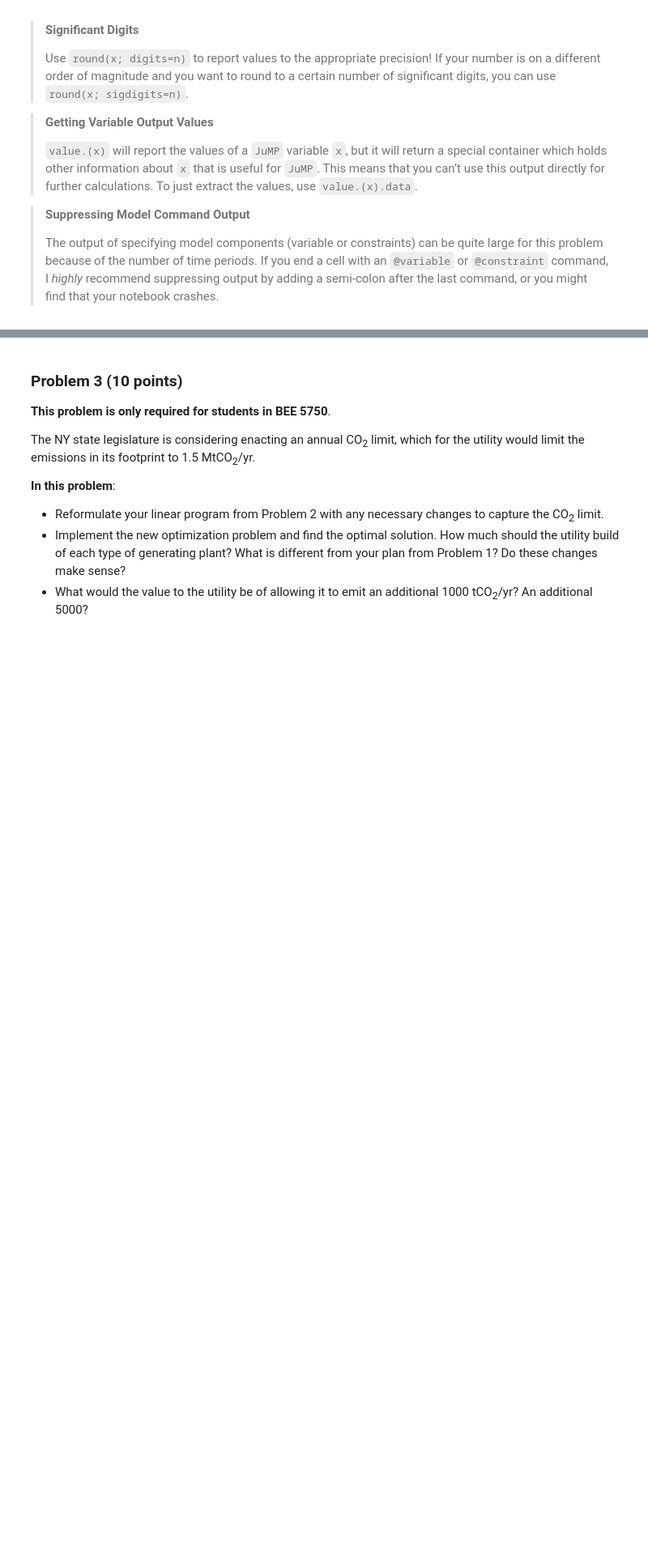
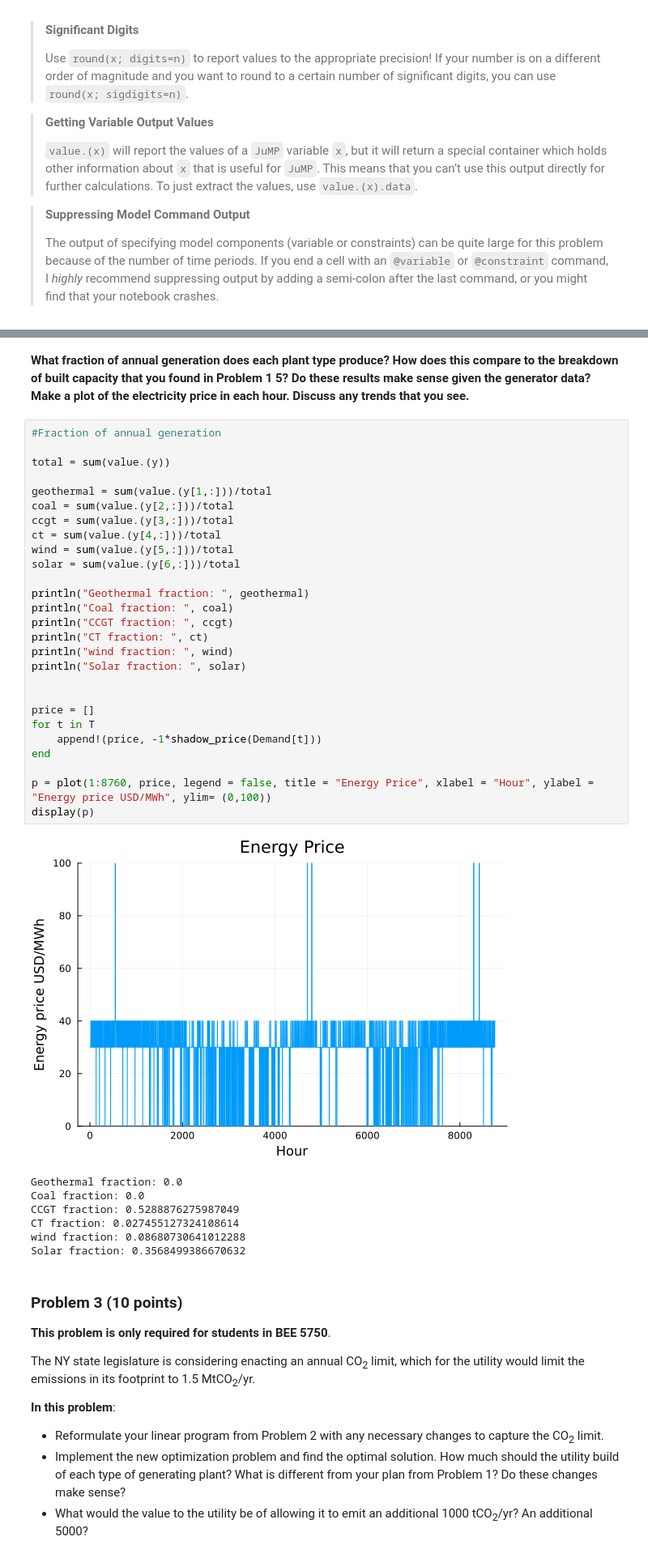
Before and after one commit to BEE4750-FA24/hw4-isa-ma-bay-1, a Jupyter notebook: hw04.ipynb, the cells around one changed output, grey strips where cells are left out. Shown at 81% size. Saved outputs shown, nothing was run; the diff lists cells and outputs as text; blank space fills up the shorter version.

```diff
--- a/hw04.ipynb
+++ b/hw04.ipynb
@@ -483,3 +540,41 @@ Where the non-negativity is all decision variables that must be non-negative
+# %% [markdown]
+**What fraction of annual generation does each plant type produce? How does this compare to the breakdown of built capacity that you found in Problem 1 5? Do these results make sense given the generator data?
+Make a plot of the electricity price in each hour. Discuss any trends that you see.**
+# %%
+#Fraction of annual generation
+
+total = sum(value.(y))
+
+geothermal = sum(value.(y[1,:]))/total
+coal = sum(value.(y[2,:]))/total
+ccgt = sum(value.(y[3,:]))/total
+ct = sum(value.(y[4,:]))/total
+wind = sum(value.(y[5,:]))/total
+solar = sum(value.(y[6,:]))/total
+
+println("Geothermal fraction: ", geothermal)
+println("Coal fraction: ", coal)
+println("CCGT fraction: ", ccgt)
+println("CT fraction: ", ct)
+println("wind fraction: ", wind)
+println("Solar fraction: ", solar)
+
+
+price = []
+for t in T
+    append!(price, -1*shadow_price(Demand[t]))
+end
+
+p = plot(1:8760, price, legend = false, title = "Energy Price", xlabel = "Hour", ylabel = "Energy price USD/MWh", ylim= (0,100))
+display(p)
+# %% [output]
+[figure, added]
+Geothermal fraction: 0.0
+Coal fraction: 0.0
+CCGT fraction: 0.5288876275987049
+CT fraction: 0.027455127324108614
+wind fraction: 0.08680730641012288
+Solar fraction: 0.3568499386670632
 # %% [markdown]
 
 ### Problem 3 (10 points)
```
Also changed, not shown: parts of 6 cells of this notebook.
